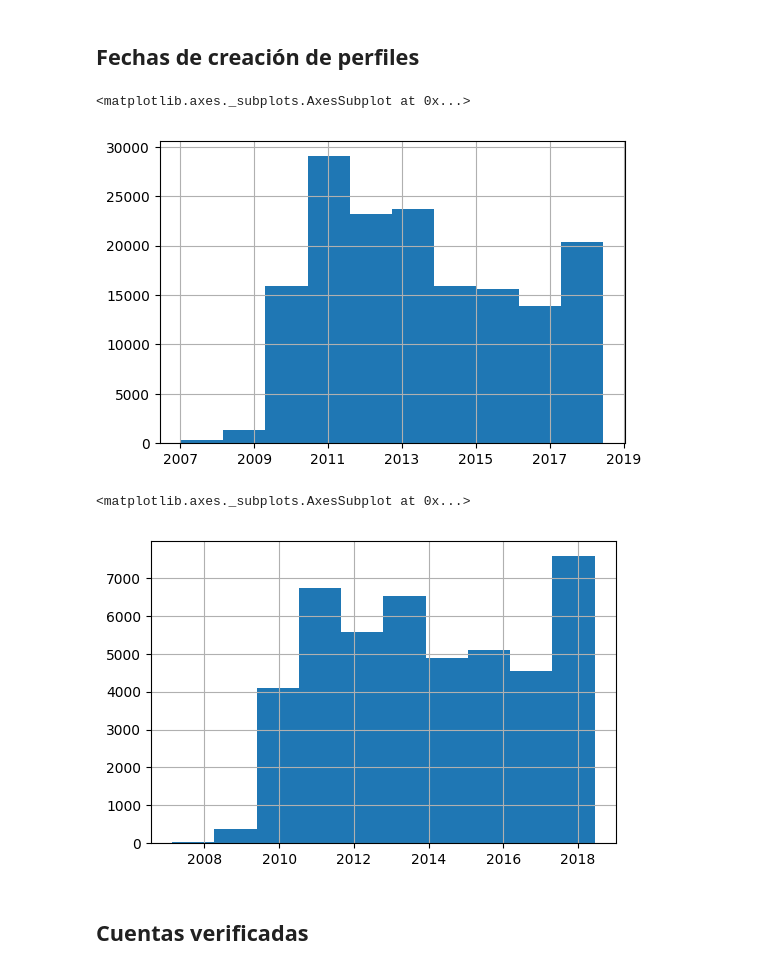
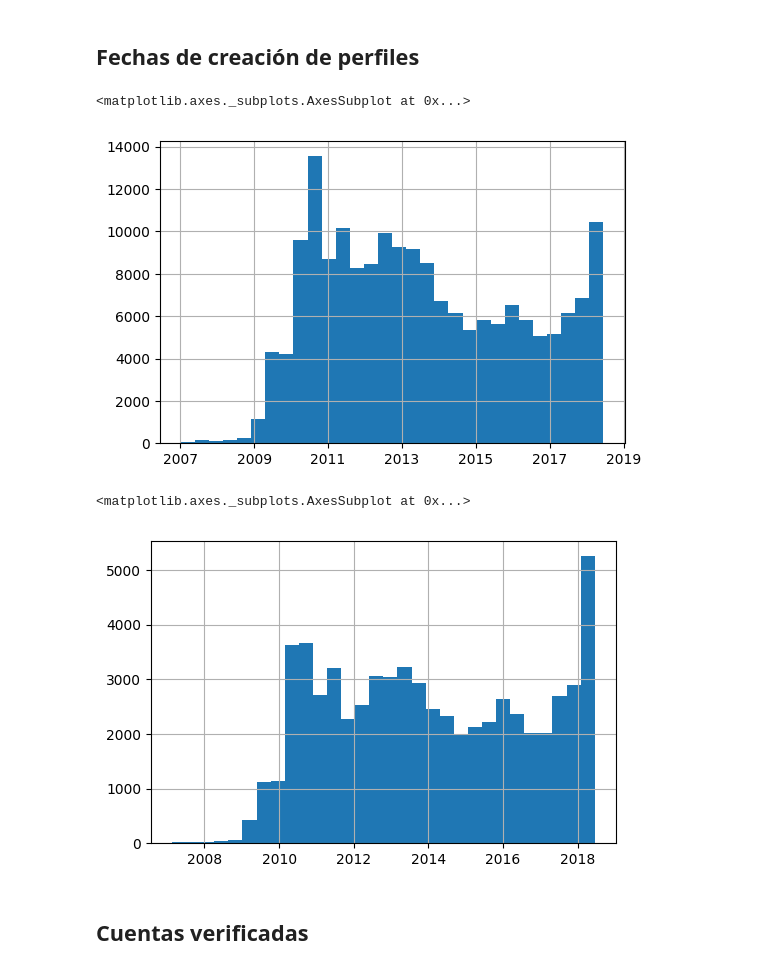
Before and after one commit to pablocelayes/twitter-aborto, a Jupyter notebook: notebooks/1.0-analisis-tweets-mongo.ipynb, the cells around one changed output. Drawn from its saved outputs; the diff is of its cells as text; code cells hidden in the pictures.

```diff
--- a/notebooks/1.0-analisis-tweets-mongo.ipynb
+++ b/notebooks/1.0-analisis-tweets-mongo.ipynb
@@ -227,13 +311,13 @@ top_users.sort_values(by='n_tweets', ascending=False)
 # %%
-users_si.created_at.hist()
+users_si.created_at.hist(bins=30)
 # %% [output]
 <matplotlib.axes._subplots.AxesSubplot at 0x...>
-[figure, old version]
+[figure, new version]
 # %%
-users_no.created_at.hist()
+users_no.created_at.hist(bins=30)
 # %% [output]
 <matplotlib.axes._subplots.AxesSubplot at 0x...>
-[figure, old version]
+[figure, new version]
 # %% [markdown]
 ## Cuentas verificadas
 # %%
```
Also changed, not shown: parts of 32 cells of this notebook.
